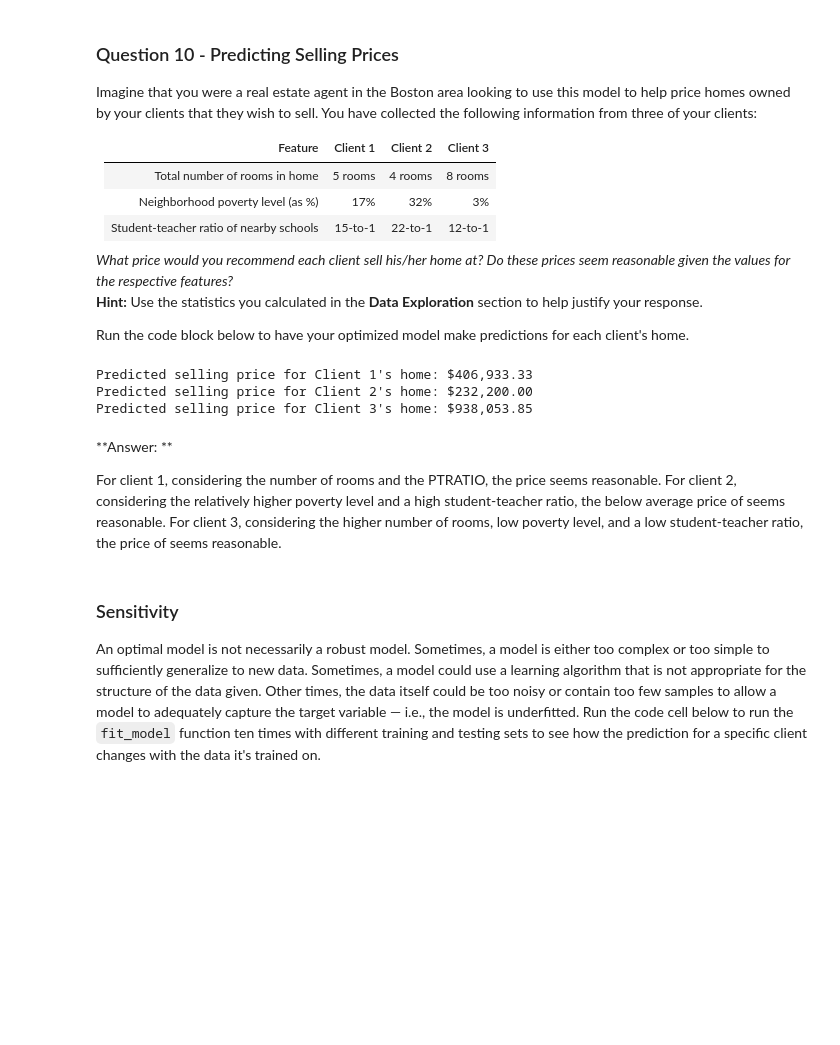
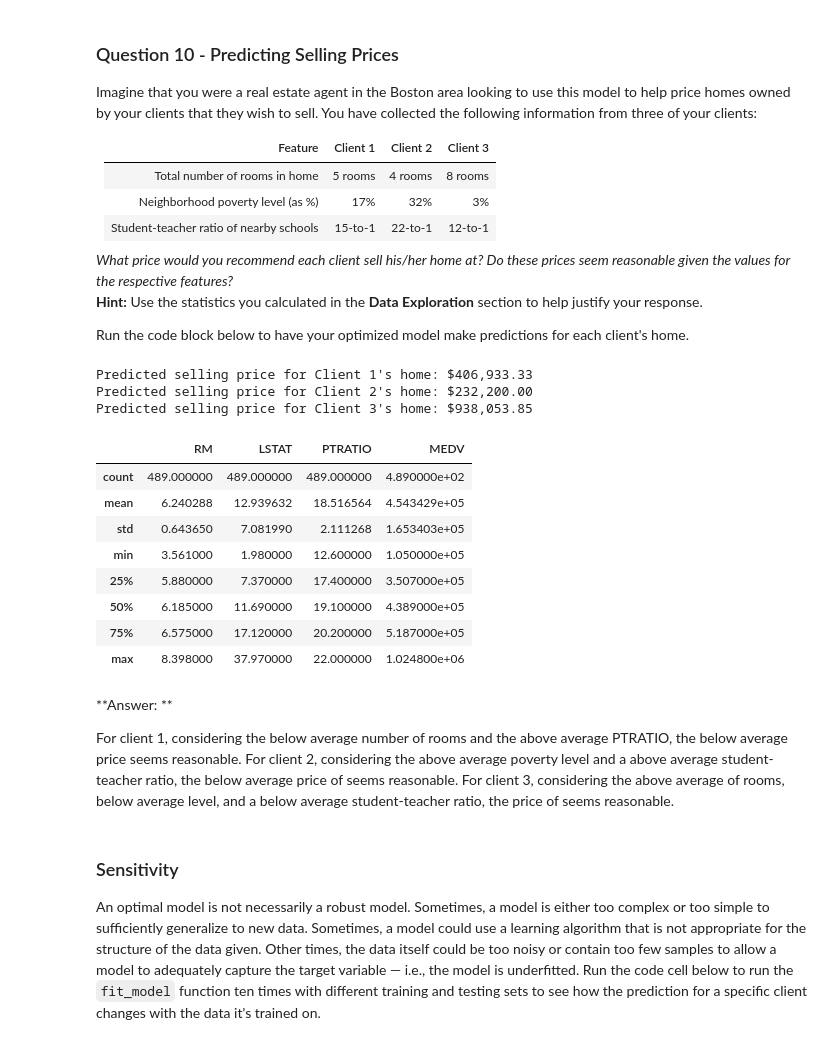
Before and after one commit to SharathHuddar/machine-learning, a Jupyter notebook: projects/boston_housing/boston_housing.ipynb, the cells around one changed output. Saved outputs shown, nothing was run; the diff lists cells and outputs as text; code cells hidden in the pictures; blank space fills up the shorter version.

```diff
--- a/projects/boston_housing/boston_housing.ipynb
+++ b/projects/boston_housing/boston_housing.ipynb
@@ -281,7 +281,7 @@ def fit_model(X, y):
     scoring_fnc = make_scorer(performance_metric)
 
     # TODO: Create the grid search object
-    grid = GridSearchCV(regressor, params, scoring = scoring_fnc)
+    grid = GridSearchCV(regressor, params, scoring = scoring_fnc, cv=cv_sets)
 
     # Fit the grid search object to the data to compute the optimal model
     grid = grid.fit(X, y)
@@ -322,22 +322,33 @@ Run the code block below to have your optimized model make predictions for each
 # %%
 # Produce a matrix for client data
 client_data = [[5, 17, 15], # Client 1
                [4, 32, 22], # Client 2
                [8, 3, 12]]  # Client 3
 
 # Show predictions
 for i, price in enumerate(reg.predict(client_data)):
     print "Predicted selling price for Client {}'s home: ${:,.2f}".format(i+1, price)
+
+data.describe()
 # %% [output]
 Predicted selling price for Client 1's home: $406,933.33
 Predicted selling price for Client 2's home: $232,200.00
 Predicted selling price for Client 3's home: $938,053.85
+|  | RM | LSTAT | PTRATIO | MEDV |
+| count | 489.000000 | 489.000000 | 489.000000 | 4.890000e+02 |
+| mean | 6.240288 | 12.939632 | 18.516564 | 4.543429e+05 |
+| std | 0.643650 | 7.081990 | 2.111268 | 1.653403e+05 |
+| min | 3.561000 | 1.980000 | 12.600000 | 1.050000e+05 |
+| 25% | 5.880000 | 7.370000 | 17.400000 | 3.507000e+05 |
+| 50% | 6.185000 | 11.690000 | 19.100000 | 4.389000e+05 |
+| 75% | 6.575000 | 17.120000 | 20.200000 | 5.187000e+05 |
+| max | 8.398000 | 37.970000 | 22.000000 | 1.024800e+06 |
 # %% [markdown]
 **Answer: **
 
-For client 1, considering the number of rooms and the PTRATIO, the price seems reasonable.
-For client 2, considering the relatively higher poverty level and a high student-teacher ratio, the below average price of seems reasonable.
-For client 3, considering the higher number of rooms, low poverty level, and a low student-teacher ratio, the price of seems reasonable.
+For client 1, considering the below average number of rooms and the above average PTRATIO, the below average price seems reasonable.
+For client 2, considering the above average poverty level and a above average student-teacher ratio, the below average price of seems reasonable.
+For client 3, considering the above average of rooms, below average level, and a below average student-teacher ratio, the price of seems reasonable.
 # %% [markdown]
 ### Sensitivity
 An optimal model is not necessarily a robust model. Sometimes, a model is either too complex or too simple to sufficiently generalize to new data. Sometimes, a model could use a learning algorithm that is not appropriate for the structure of the data given. Other times, the data itself could be too noisy or contain too few samples to allow a model to adequately capture the target variable — i.e., the model is underfitted. Run the code cell below to run the `fit_model` function ten times with different training and testing sets to see how the prediction for a specific client changes with the data it's trained on.
```
Also changed, not shown: parts of 5 cells of this notebook.
